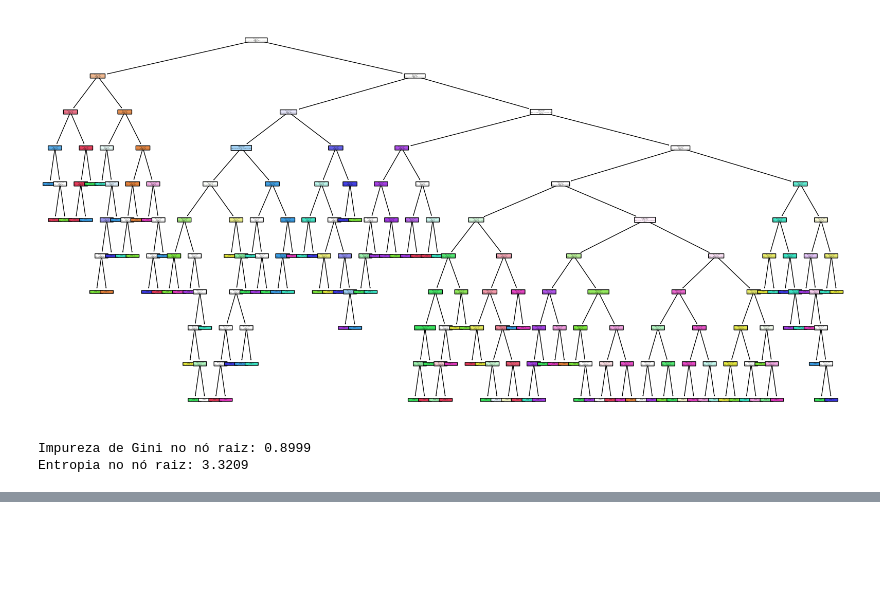
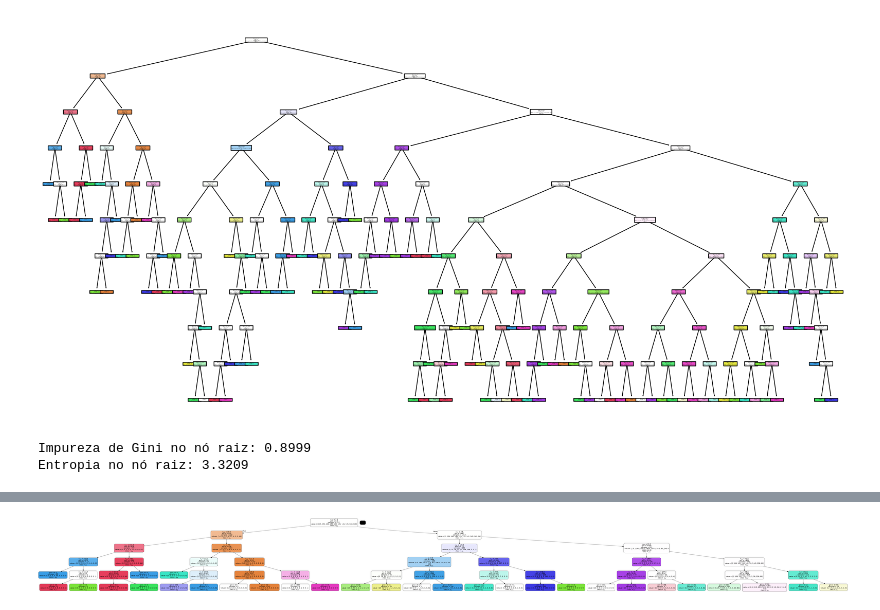
Before and after one commit to SergioBellas/mba-deeplearning-iad-006-2024-public, a Jupyter notebook: notebooks/começar_por_aqui.ipynb, the cells around one changed output, grey strips where cells are left out. Cells and saved outputs as stored; diff of their text form; code cells hidden in the pictures; blank space fills up the shorter version.

Commit message:
Arvore gerada e com PDF

```diff
--- a/notebooks/começar_por_aqui.ipynb
+++ b/notebooks/começar_por_aqui.ipynb
@@ -176,3 +176,9 @@ print(f"Entropia no nó raiz: {root_entropy:.4f}")
 [figure]
 Impureza de Gini no nó raiz: 0.8999
 Entropia no nó raiz: 3.3209
+# %%
+from sklearn.tree import DecisionTreeClassifier
+
+# Supondo que você já tenha os dados de treino X_train e y_train
+decision_tree = DecisionTreeClassifier(max_depth=5)  # Exemplo de configuração
+decision_tree.fit(X_train, y_train)
@@ -178,0 +204,22 @@ Entropia no nó raiz: 3.3209
+# %%
+from sklearn.tree import export_graphviz
+from io import StringIO
+from IPython.display import Image
+import pydotplus
+
+# Gerar a árvore de decisão em formato DOT
+dot_data = StringIO()
+export_graphviz(decision_tree, out_file=dot_data,
+                filled=True, rounded=True,
+                special_characters=True, feature_names=None, class_names=True)
+
+# Converter para um gráfico usando pydotplus
+graph = pydotplus.graph_from_dot_data(dot_data.getvalue())
+
+# Exportar a árvore para um arquivo PDF
+graph.write_pdf("arvore_decisao.pdf")
+
+# Visualizar a árvore no notebook (opcional)
+Image(graph.create_png())
+# %% [output]
+[figure, added]
```
Also changed, not shown: parts of 3 cells of this notebook, 1 other file.
